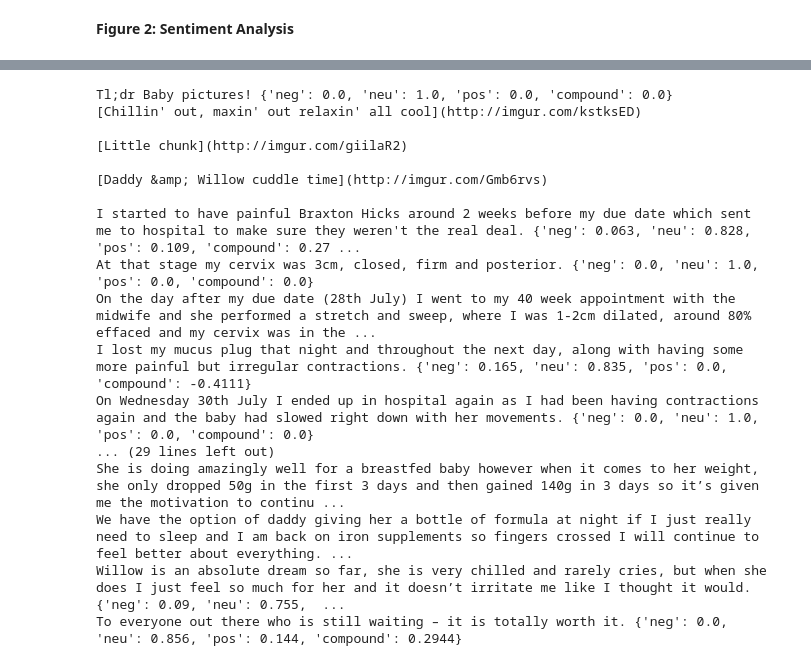
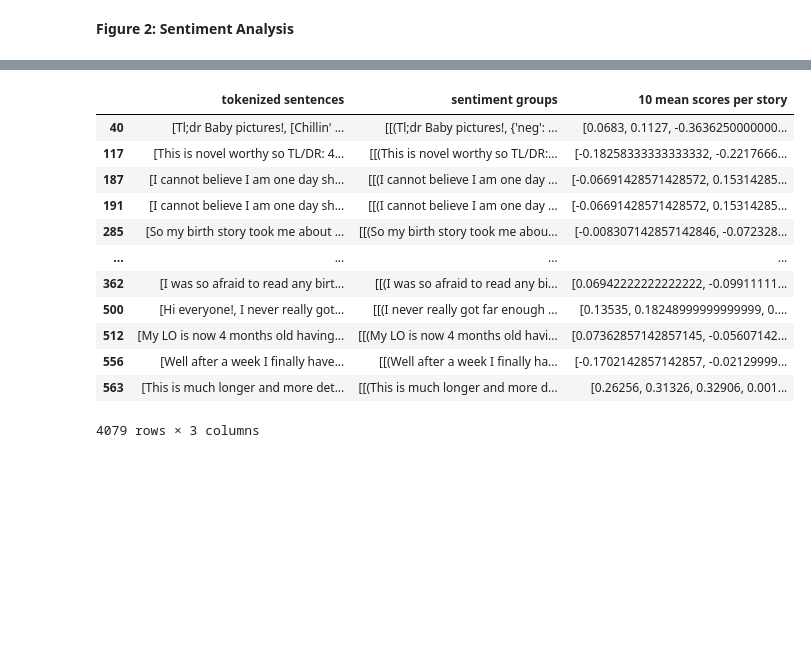
Before and after one commit to azpoliak/birthing_experiences, a Jupyter notebook: src/notebooks/Re-implementing Maria's paper.ipynb, the cells around one changed output, grey strips where cells are left out. Cells and saved outputs as stored; diff of their text form; code cells hidden in the pictures; blank space fills up the shorter version.

```diff
--- a/src/notebooks/Re-implementing Maria's paper.ipynb
+++ b/src/notebooks/Re-implementing Maria's paper.ipynb
@@ -316,22 +287,48 @@ split_story_10_sections(story_sents, n)
-# %%
-for sentence in story_sents:
-    if len(tokenize.word_tokenize(sentence)) >=5:
-        sentiment_analyzer_scores(sentence)
-# %% [output]
-Tl;dr Baby pictures! {'neg': 0.0, 'neu': 1.0, 'pos': 0.0, 'compound': 0.0}
-[Chillin' out, maxin' out relaxin' all cool](http://imgur.com/kstksED)
-
-[Little chunk](http://imgur.com/giilaR2)
-
-[Daddy &amp; Willow cuddle time](http://imgur.com/Gmb6rvs)
-
-I started to have painful Braxton Hicks around 2 weeks before my due date which sent me to hospital to make sure they weren't the real deal. {'neg': 0.063, 'neu': 0.828, 'pos': 0.109, 'compound': 0.27 ...
-At that stage my cervix was 3cm, closed, firm and posterior. {'neg': 0.0, 'neu': 1.0, 'pos': 0.0, 'compound': 0.0}
-On the day after my due date (28th July) I went to my 40 week appointment with the midwife and she performed a stretch and sweep, where I was 1-2cm dilated, around 80% effaced and my cervix was in the ...
-I lost my mucus plug that night and throughout the next day, along with having some more painful but irregular contractions. {'neg': 0.165, 'neu': 0.835, 'pos': 0.0, 'compound': -0.4111}
-On Wednesday 30th July I ended up in hospital again as I had been having contractions again and the baby had slowed right down with her movements. {'neg': 0.0, 'neu': 1.0, 'pos': 0.0, 'compound': 0.0}
-... (29 lines left out)
-She is doing amazingly well for a breastfed baby however when it comes to her weight, she only dropped 50g in the first 3 days and then gained 140g in 3 days so it’s given me the motivation to continu ...
-We have the option of daddy giving her a bottle of formula at night if I just really need to sleep and I am back on iron supplements so fingers crossed I will continue to feel better about everything. ...
-Willow is an absolute dream so far, she is very chilled and rarely cries, but when she does I just feel so much for her and it doesn’t irritate me like I thought it would. {'neg': 0.09, 'neu': 0.755,  ...
-To everyone out there who is still waiting – it is totally worth it. {'neg': 0.0, 'neu': 0.856, 'pos': 0.144, 'compound': 0.2944}
+# %%
+#gets sentiment for each sentence and groups sentences into ten equal sections
+def split_story_10_sentiment(lst):
+    sentiment_story = []
+    for sentence in lst:
+        if len(tokenize.word_tokenize(sentence)) >=5:
+            analyzed = sentiment_analyzer_scores(sentence)
+            sentiment_story.append(analyzed)
+    rounded_up = int(np.ceil(len(lst)/10))
+    remainder = rounded_up*10 %len(lst)
+    step_10 = np.arange(0, len(lst)+remainder, rounded_up)
+    split_story_sents = []
+    for i in step_10:
+        split_story_sents.append((sentiment_story[i:i+rounded_up]))
+    return split_story_sents
+# %%
+sentiment_df['sentiment groups'] = sentiment_df['tokenized sentences'].apply(split_story_10_sentiment)
+# %%
+#finds the mean sentiment compound score for each of the ten groups in the story
+def mean_sentiment(lst):
+    compound_scores = []
+    for group in lst:
+        group_score = []
+        for sentence in group:
+            dictionary = sentence[1]
+            compound_score = dictionary['compound']
+            group_score.append(compound_score)
+        mean_per_group = np.mean(group_score)
+        compound_scores.append(mean_per_group)
+    return compound_scores
+
+sentiment_df['10 mean scores per story'] = sentiment_df['sentiment groups'].apply(mean_sentiment)
+# %%
+sentiment_df
+# %% [output]
+|  | tokenized sentences | sentiment groups | 10 mean scores per story |
+| 40 | [Tl;dr Baby pictures!, [Chillin' ... | [[(Tl;dr Baby pictures!, {'neg': ... | [0.0683, 0.1127, -0.3636250000000... |
+| 117 | [This is novel worthy so TL/DR: 4... | [[(This is novel worthy so TL/DR:... | [-0.18258333333333332, -0.2217666... |
+| 187 | [I cannot believe I am one day sh... | [[(I cannot believe I am one day ... | [-0.06691428571428572, 0.15314285... |
+| 191 | [I cannot believe I am one day sh... | [[(I cannot believe I am one day ... | [-0.06691428571428572, 0.15314285... |
+| 285 | [So my birth story took me about ... | [[(So my birth story took me abou... | [-0.008307142857142846, -0.072328... |
+| ... | ... | ... | ... |
+| 362 | [I was so afraid to read any birt... | [[(I was so afraid to read any bi... | [0.06942222222222222, -0.09911111... |
+| 500 | [Hi everyone!, I never really got... | [[(I never really got far enough ... | [0.13535, 0.18248999999999999, 0.... |
+| 512 | [My LO is now 4 months old having... | [[(My LO is now 4 months old havi... | [0.07362857142857145, -0.05607142... |
+| 556 | [Well after a week I finally have... | [[(Well after a week I finally ha... | [-0.1702142857142857, -0.02129999... |
+| 563 | [This is much longer and more det... | [[(This is much longer and more d... | [0.26256, 0.31326, 0.32906, 0.001... |
+4079 rows × 3 columns
```
Also changed, not shown: parts of 30 cells of this notebook.
